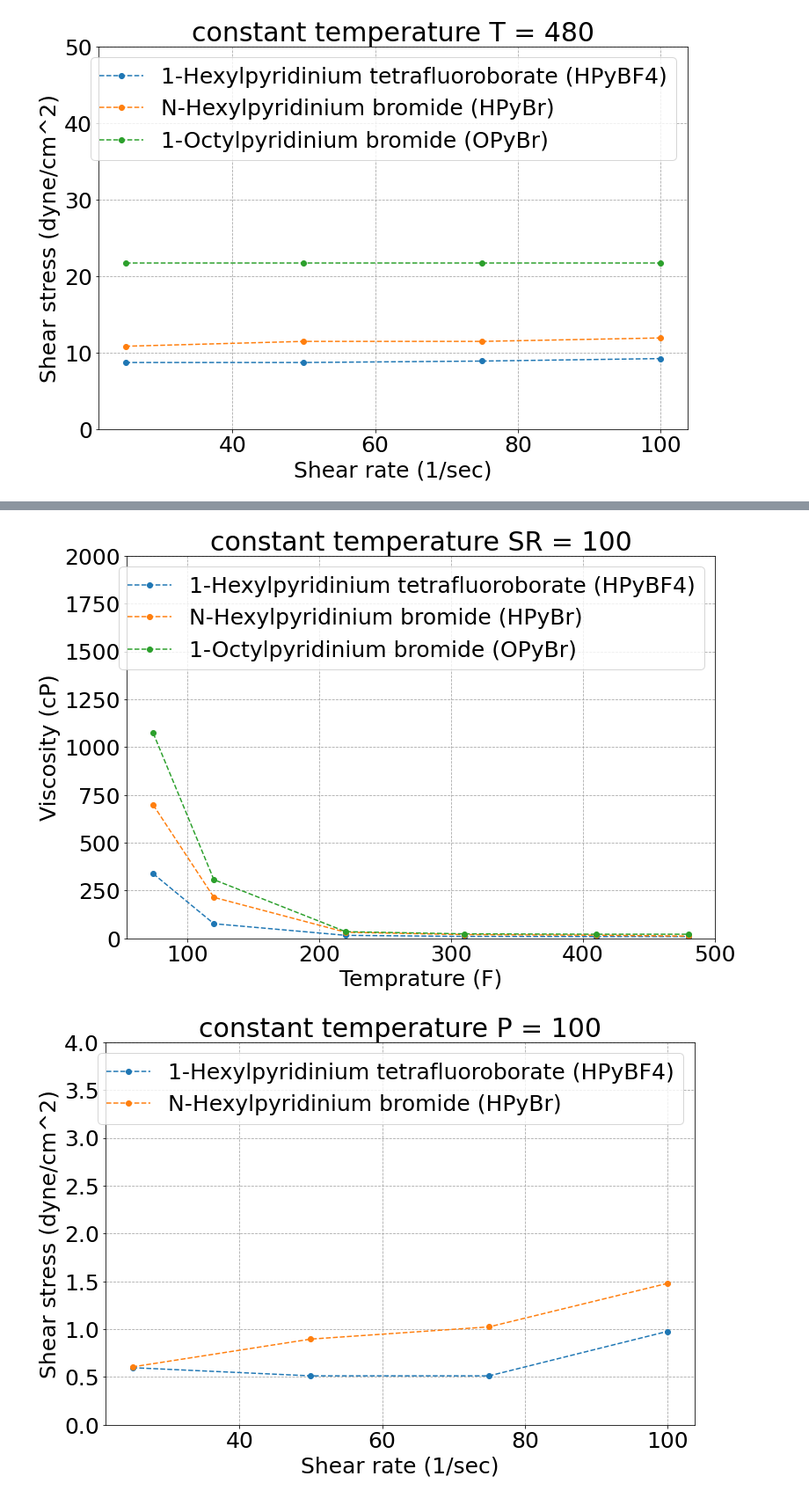
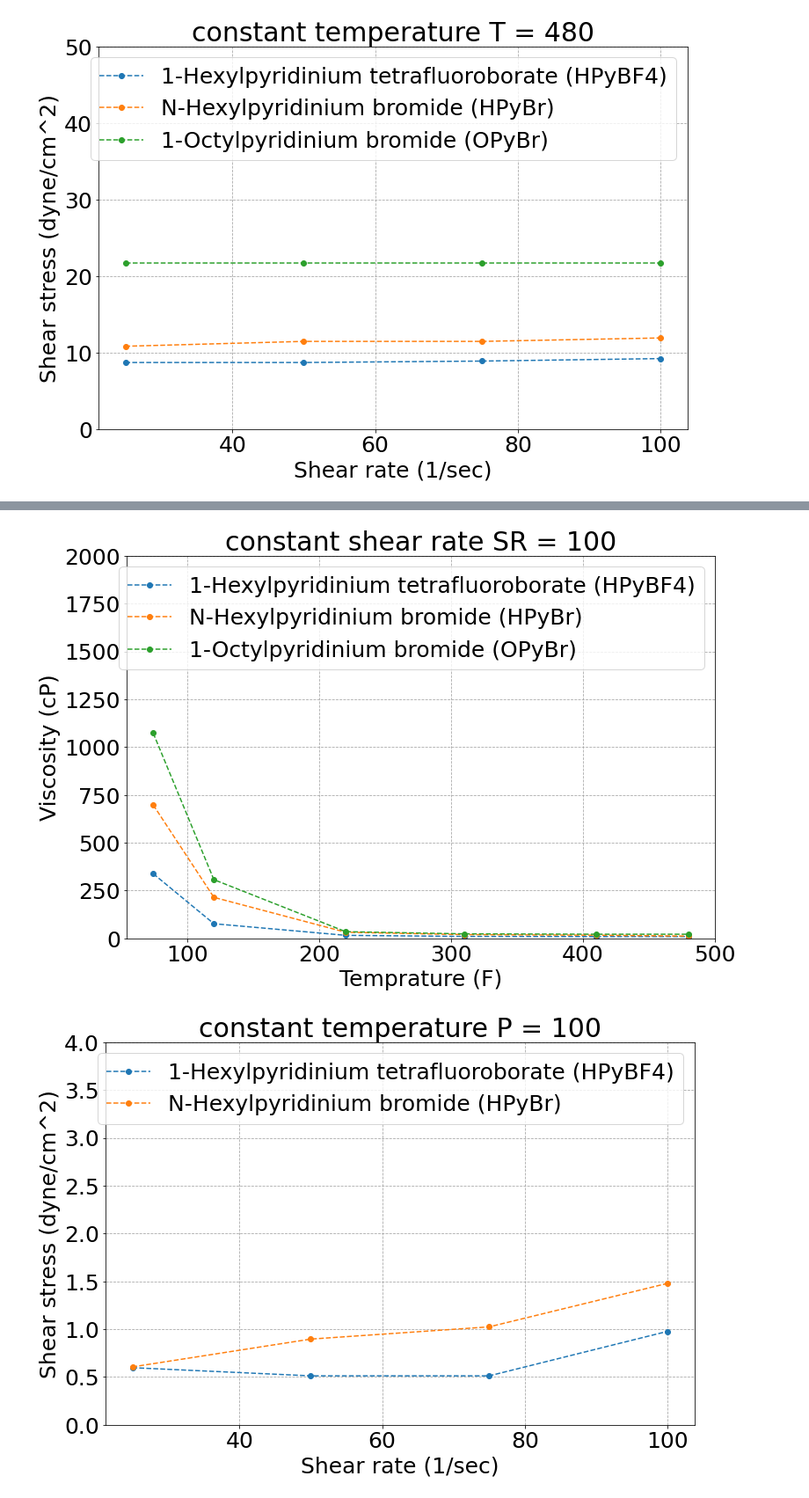
Before and after one commit to Atashnezhad/hpht, a Jupyter notebook: P05.ipynb, the cells around one changed output, grey strips where cells are left out. Shown at 88% size. Cells and saved outputs as stored; diff of their text form; code cells hidden in the pictures.

```diff
--- a/P05.ipynb
+++ b/P05.ipynb
@@ -129,25 +151,25 @@ my_dict = obj.plot_data_4(
 # %%
 obj = MyPlot()
 my_dict = obj.plot_data_4(
     data,
 
     il_names=["HPyBF4_CP", "HPyBr_CP", "OPyBr_CP"],
     grouop_by_parameter=("SR", 100),
 
     # il_names=["HPyBF4_CT", "HPyBr_CT"],
     # grouop_by_parameter=("P", 1800),
     x_parameter="T",
     y_parameter="cP",
 
     font_size=25,
     maping_dict=mapping_dict,
-    title="constant temperature",
+    title="constant shear rate",
     y_lim=(0, 2000),
     x_label="Temprature (F)",
     y_label="Viscosity (cP)",
 )
 # %% [output]
-[figure, old version]
+[figure, new version]
 # %%
 obj = MyPlot()
 my_dict = obj.plot_data_4(
```
Also changed, not shown: parts of 3 cells of this notebook.
